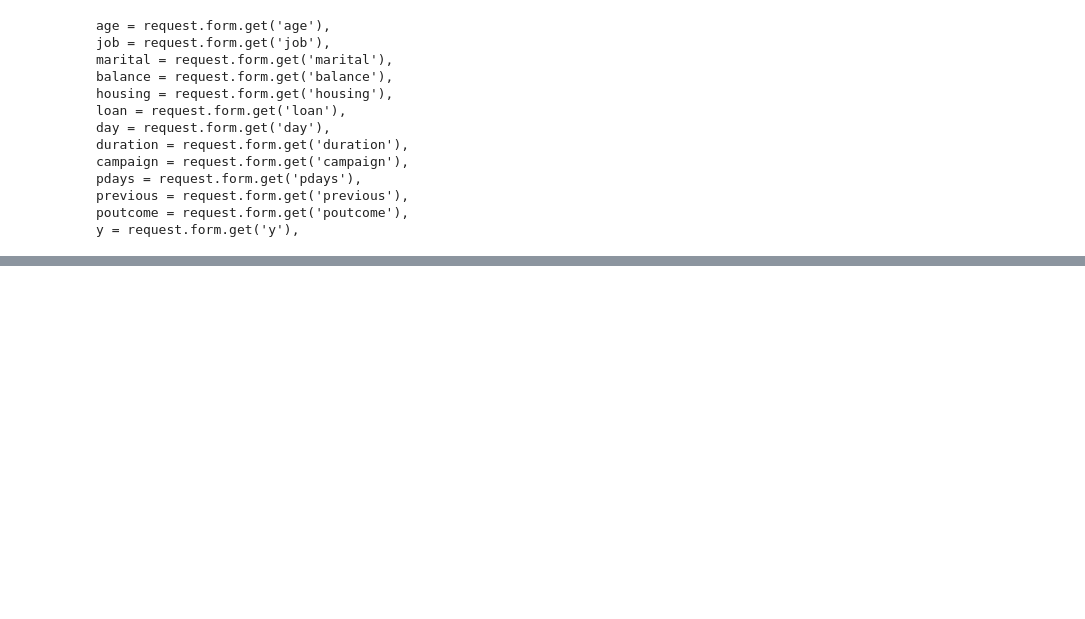
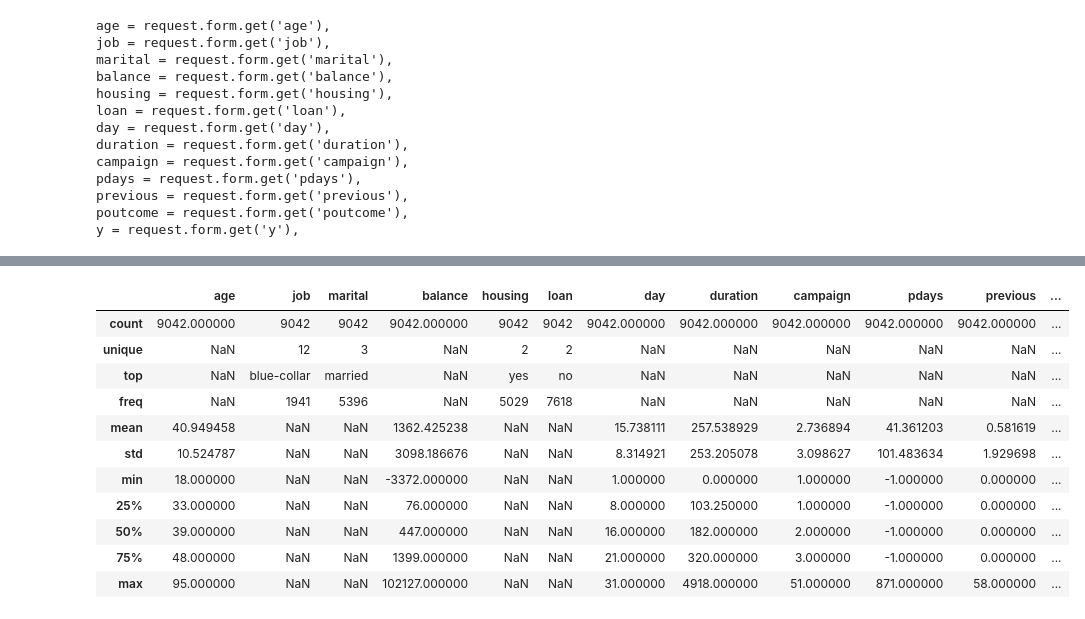
Before and after one commit to faisallshaikh/ucl_bank, a Jupyter notebook: src/notebook/EDA.ipynb, the cells around one changed output, grey strips where cells are left out. Drawn from its saved outputs; the diff is of its cells as text; code cells hidden in the pictures; blank space fills up the shorter version.

```diff
--- a/src/notebook/EDA.ipynb
+++ b/src/notebook/EDA.ipynb
@@ -498,0 +492,4 @@ data_2.head()
+# %%
+import pandas as pd
+data_4 = pd.read_csv(r"D:\Faisal\Projects\ucl_bank\dataset\final_file_2.csv")
+data_4.shape
@@ -498,0 +507,15 @@ data_2.head()
+# %%
+data_4.describe(include='all')
+# %% [output]
+|  | age | job | marital | balance | housing | loan | day | duration | campaign | pdays | previous | ... |
+| count | 9042.000000 | 9042 | 9042 | 9042.000000 | 9042 | 9042 | 9042.000000 | 9042.000000 | 9042.000000 | 9042.000000 | 9042.000000 | ... |
+| unique | NaN | 12 | 3 | NaN | 2 | 2 | NaN | NaN | NaN | NaN | NaN | ... |
+| top | NaN | blue-collar | married | NaN | yes | no | NaN | NaN | NaN | NaN | NaN | ... |
+| freq | NaN | 1941 | 5396 | NaN | 5029 | 7618 | NaN | NaN | NaN | NaN | NaN | ... |
+| mean | 40.949458 | NaN | NaN | 1362.425238 | NaN | NaN | 15.738111 | 257.538929 | 2.736894 | 41.361203 | 0.581619 | ... |
+| std | 10.524787 | NaN | NaN | 3098.186676 | NaN | NaN | 8.314921 | 253.205078 | 3.098627 | 101.483634 | 1.929698 | ... |
+| min | 18.000000 | NaN | NaN | -3372.000000 | NaN | NaN | 1.000000 | 0.000000 | 1.000000 | -1.000000 | 0.000000 | ... |
+| 25% | 33.000000 | NaN | NaN | 76.000000 | NaN | NaN | 8.000000 | 103.250000 | 1.000000 | -1.000000 | 0.000000 | ... |
+| 50% | 39.000000 | NaN | NaN | 447.000000 | NaN | NaN | 16.000000 | 182.000000 | 2.000000 | -1.000000 | 0.000000 | ... |
+| 75% | 48.000000 | NaN | NaN | 1399.000000 | NaN | NaN | 21.000000 | 320.000000 | 3.000000 | -1.000000 | 0.000000 | ... |
+| max | 95.000000 | NaN | NaN | 102127.000000 | NaN | NaN | 31.000000 | 4918.000000 | 51.000000 | 871.000000 | 58.000000 | ... |
```
Also changed, not shown: parts of 3 cells of this notebook, 19 other files.
